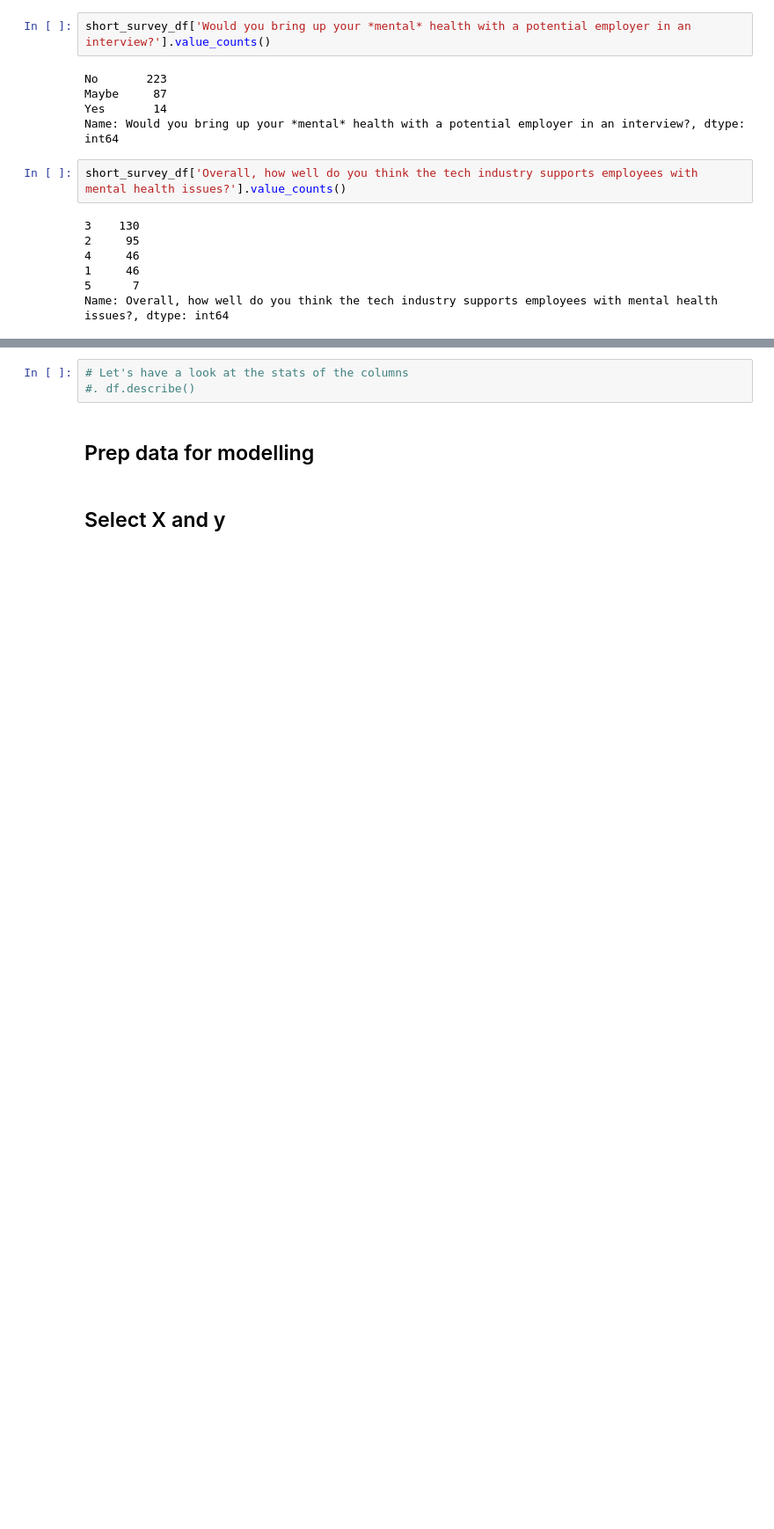
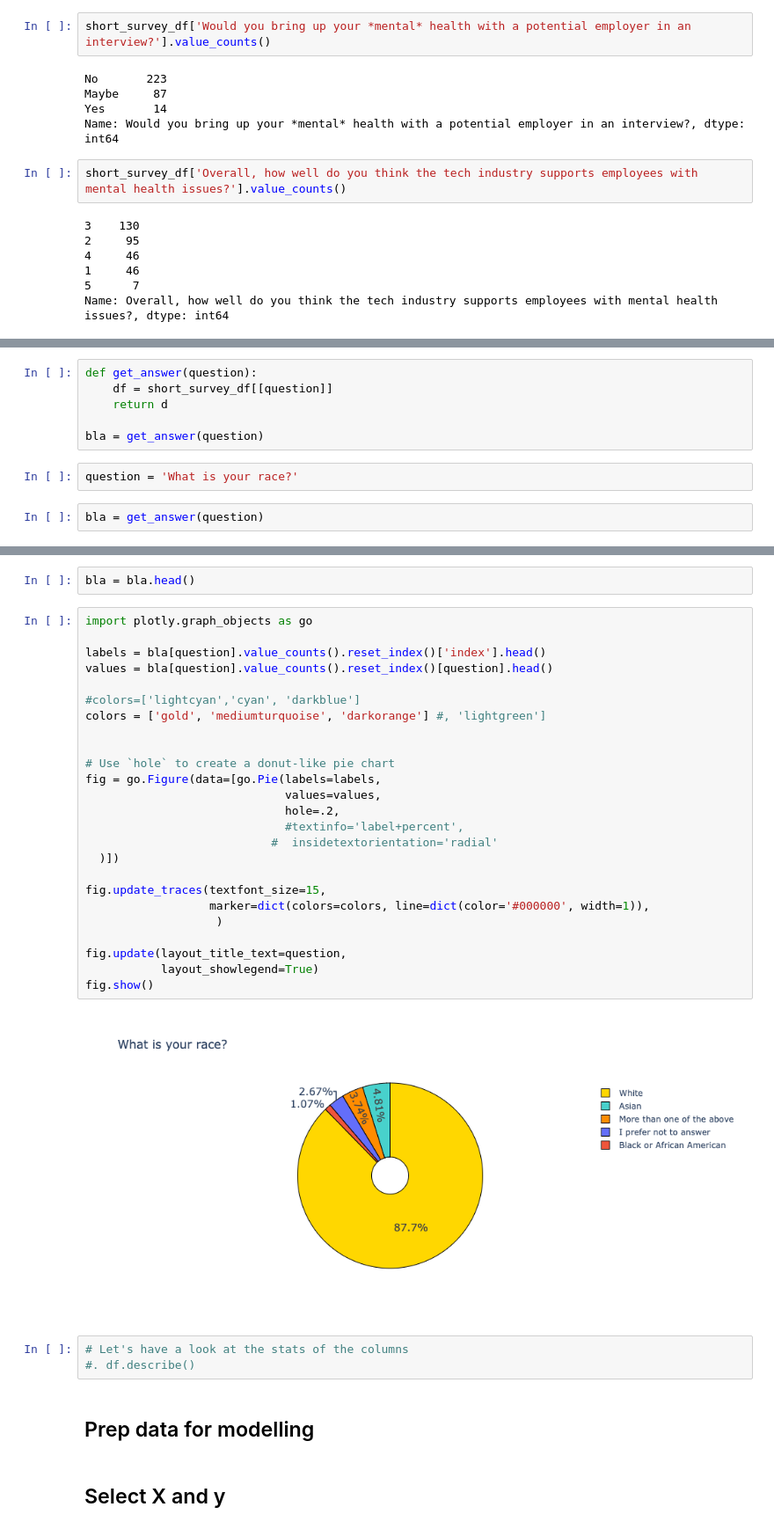
Before and after one commit to kgereb/mental-health-tech, a Jupyter notebook: tech_ment_health.ipynb, the cells around one changed output, grey strips where cells are left out. Shown: that part at 88% size. Drawn from its saved outputs; the diff is of its cells as text; blank space fills up the shorter version.

```diff
--- a/tech_ment_health.ipynb
+++ b/tech_ment_health.ipynb
@@ -560,0 +603,10 @@ Index(['*Are you self-employed?*', 'What is your age?', 'What is your gender?',
+# %%
+def get_answer(question):
+    df = short_survey_df[[question]]
+    return d
+
+bla = get_answer(question)
+# %%
+question = 'What is your race?'
+# %%
+bla = get_answer(question)
@@ -561,3 +626,32 @@ Index(['*Are you self-employed?*', 'What is your age?', 'What is your gender?',
+# %%
+bla = bla.head()
+# %%
+import plotly.graph_objects as go
+
+labels = bla[question].value_counts().reset_index()['index'].head()
+values = bla[question].value_counts().reset_index()[question].head()
+
+#colors=['lightcyan','cyan', 'darkblue']
+colors = ['gold', 'mediumturquoise', 'darkorange'] #, 'lightgreen']
+
+
+# Use `hole` to create a donut-like pie chart
+fig = go.Figure(data=[go.Pie(labels=labels,
+                             values=values,
+                             hole=.2,
+                             #textinfo='label+percent',
+                           #  insidetextorientation='radial'
+  )])
+
+fig.update_traces(textfont_size=15,
+                  marker=dict(colors=colors, line=dict(color='#000000', width=1)),
+                   )
+
+fig.update(layout_title_text=question,
+           layout_showlegend=True)
+fig.show()
+# %% [output]
+[figure, added]
 # %%
 # Let's have a look at the stats of the columns
 #. df.describe()
```
Also changed, not shown: parts of 18 cells of this notebook, 11 other files.
